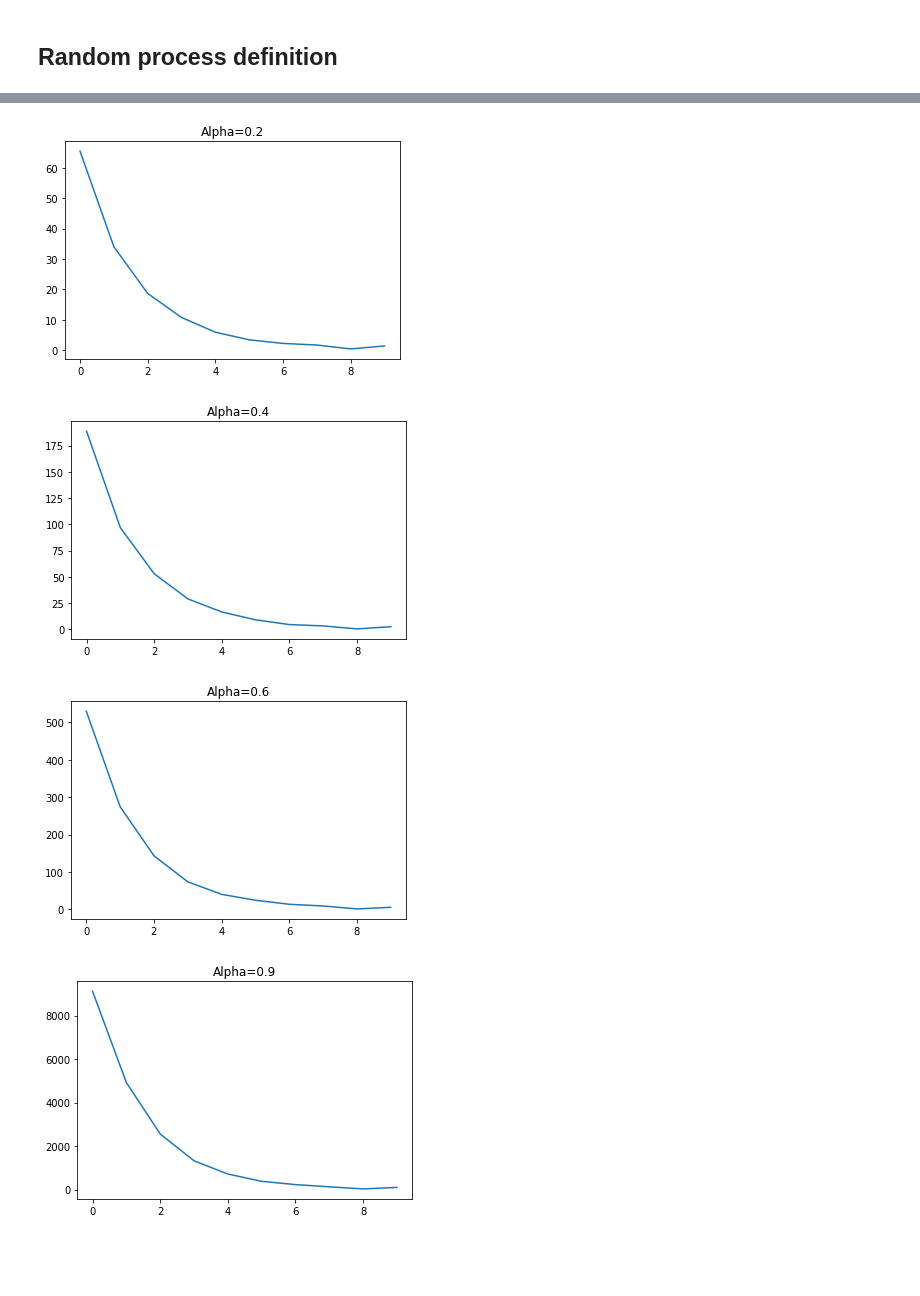
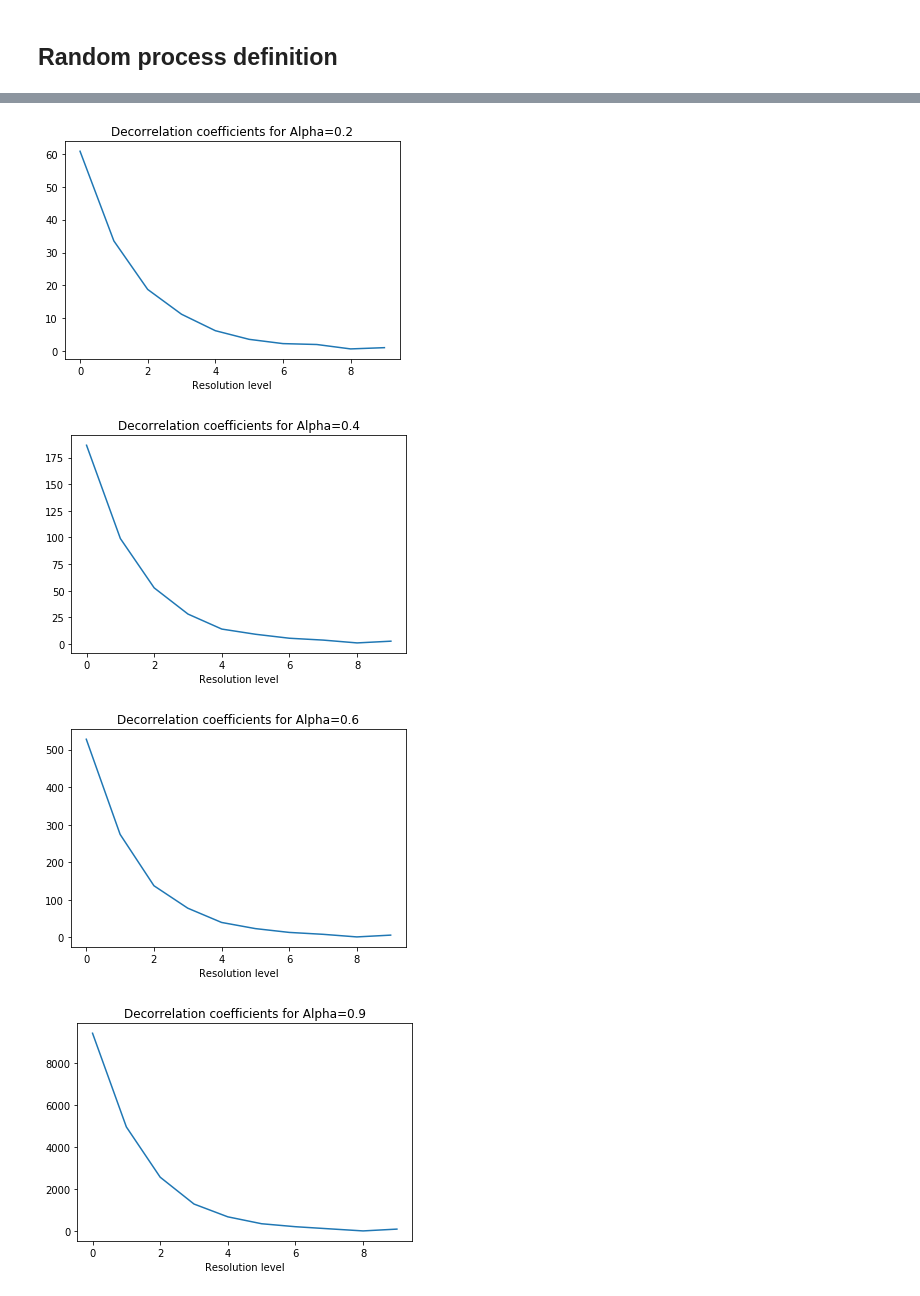
Before and after one commit to gonzaq94/Wavelets, a Jupyter notebook: wavelets simulations.ipynb, the cells around one changed output, grey strips where cells are left out. Cells and saved outputs as stored; diff of their text form; code cells hidden in the pictures; blank space fills up the shorter version.

```diff
--- a/wavelets simulations.ipynb
+++ b/wavelets simulations.ipynb
@@ -80,0 +112,4 @@ print(len(Rca))
+# %%
+wavelet_decomposition_coeff_name = ['W3,0 decomposition', 'W3,1  decomposition',
+                                    'W2,1 decomposition','W1,1  decomposition']
+autocorrelation_names = ['R3,0','R3,1','R2,1','R1,1']
@@ -91,33 +170,29 @@ for level in range(1,maxLevel):
 
     X = ar_process(N, alpha)
 
-    coefs = pywt.wavedec(X, 'db1', level = level)
+    coefs = pywt.downcoef('a',X, 'db1', level = level)
 
-    R = np.correlate(coefs[0],coefs[0], mode='full')
+    R = np.correlate(coefs,coefs, mode='full')/Nrealisations
 
-    for j in range(Nrealisations):
+    for j in range(Nrealisations-1):
 
         X = ar_process(N, alpha)
 
-        coefs = pywt.wavedec(X, 'db1', level = level)
+        coefs = pywt.downcoef('a',X, 'db1', level = level)
 
-        R += np.correlate(coefs[0],coefs[0], mode='full')
-
-    R = R/Nrealisations
+        R += np.correlate(coefs,coefs, mode='full')/Nrealisations
 
 
     # white noise
 
-    Nwn = len(coefs[0])
+    Nwn = len(coefs)
     R_white_noise = np.zeros(2*Nwn-1)
 
     for j in range(Nrealisations):
 
         X = np.random.randn(Nwn)
 
-        R_white_noise += np.correlate(X,X, mode='full')
-
-    R_white_noise = R_white_noise/Nrealisations
+        R_white_noise += np.correlate(X,X, mode='full')/Nrealisations
 
     distance = np.mean(abs(R_white_noise[int(len(R)/2)-delta:int(len(R)/2)+delta]-R[int(len(R)/2)-delta:int(len(R)/2)+delta]))
 
@@ -130,8 +205,8 @@ for level in range(1,maxLevel):
 
 
     plt.figure()
-    plt.plot(t_axis,R/max(R))
-    plt.title("Level value "+str(level))
+    plt.plot(t_axis,R)
+    plt.title("Resolution level "+str(level))
     plt.xlim([-25,25])
     plt.show()
 # %% [output]
@@ -169,7 +239,7 @@ for level in range(0,maxLevel):
 
     coefs = pywt.wavedec(X, 'db1', level = level)
 
-    R = np.correlate(coefs[0],coefs[0], mode='full')
+    R = np.correlate(coefs[0],coefs[0], mode='full')/Nrealisations
 
     for j in range(Nrealisations):
 
@@ -177,9 +247,7 @@ for level in range(0,maxLevel):
 
         coefs = pywt.wavedec(X, 'db1', level = level)
 
-        R += np.correlate(coefs[0],coefs[0], mode='full')
-
-    R = R/Nrealisations
+        R += np.correlate(coefs[0],coefs[0], mode='full')/Nrealisations
 
 
     # white noise
@@ -187,13 +255,11 @@ for level in range(0,maxLevel):
     Nwn = len(coefs[0])
     R_white_noise = np.zeros(2*Nwn-1)
 
-    for j in range(Nrealisations):
+    for j in range(Nrealisations-1):
 
         X = np.random.randn(Nwn)
 
-        R_white_noise += np.correlate(X,X, mode='full')
-
-    R_white_noise = R_white_noise/Nrealisations
+        R_white_noise += np.correlate(X,X, mode='full')/Nrealisations
 
     distance = np.mean(abs(R_white_noise[int(len(R)/2)-delta:int(len(R)/2)+delta]-R[int(len(R)/2)-delta:int(len(R)/2)+delta]))
     distances.append(distance)
@@ -280,11 +331,13 @@ for alpha in alphas:
 # %%
 for i in range(len(alphas)):
 
     plt.plot(distances_alpha[i])
     plt.title("Alpha="+str(alphas[i]))
+    plt.xlabel('Resolution level')
+    plt.title('Decorrelation coefficients for Alpha='+str(alphas[i]))
     plt.show()
 # %% [output]
-[figure, old version]
+[figure, new version]
-[figure, old version]
+[figure, new version]
-[figure, old version]
+[figure, new version]
-[figure, old version]
+[figure, new version]
```
Also changed, not shown: parts of 23 cells of this notebook.
